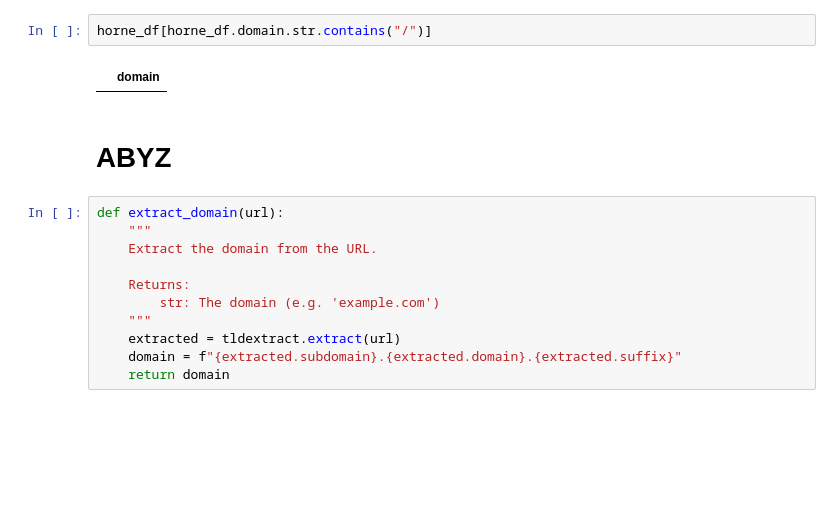
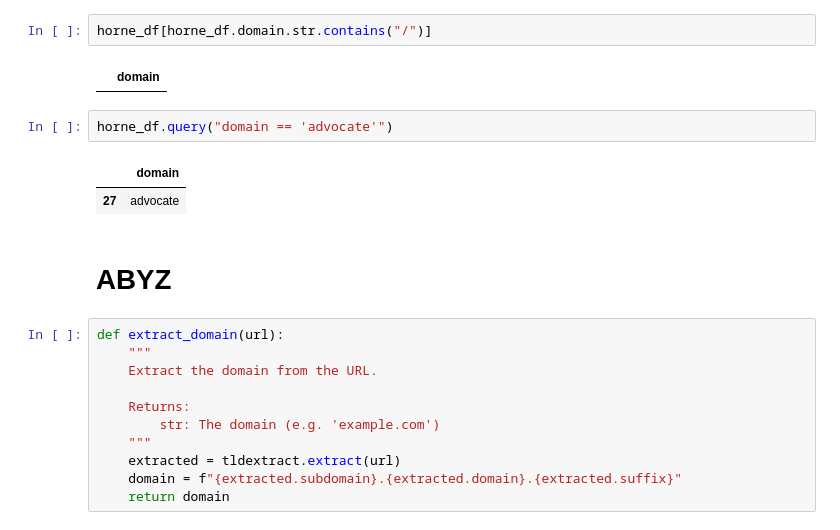
Before and after one commit to yang3kc/list_of_news_domains, a Jupyter notebook: notebooks/explore.ipynb, the cells around one changed output. Cells and saved outputs as stored; diff of their text form; blank space fills up the shorter version.

Commit message:
remove invalid domains (#4)

```diff
--- a/notebooks/explore.ipynb
+++ b/notebooks/explore.ipynb
@@ -511,6 +537,11 @@ horne_df[horne_df.domain.isna()]
 horne_df[horne_df.domain.str.contains("/")]
 # %% [output]
 |  | domain |
+# %%
+horne_df.query("domain == 'advocate'")
+# %% [output]
+|  | domain |
+| 27 | advocate |
 # %% [markdown]
 # ABYZ
 # %%
```
Also changed, not shown: parts of 7 cells of this notebook, 4 other files.
